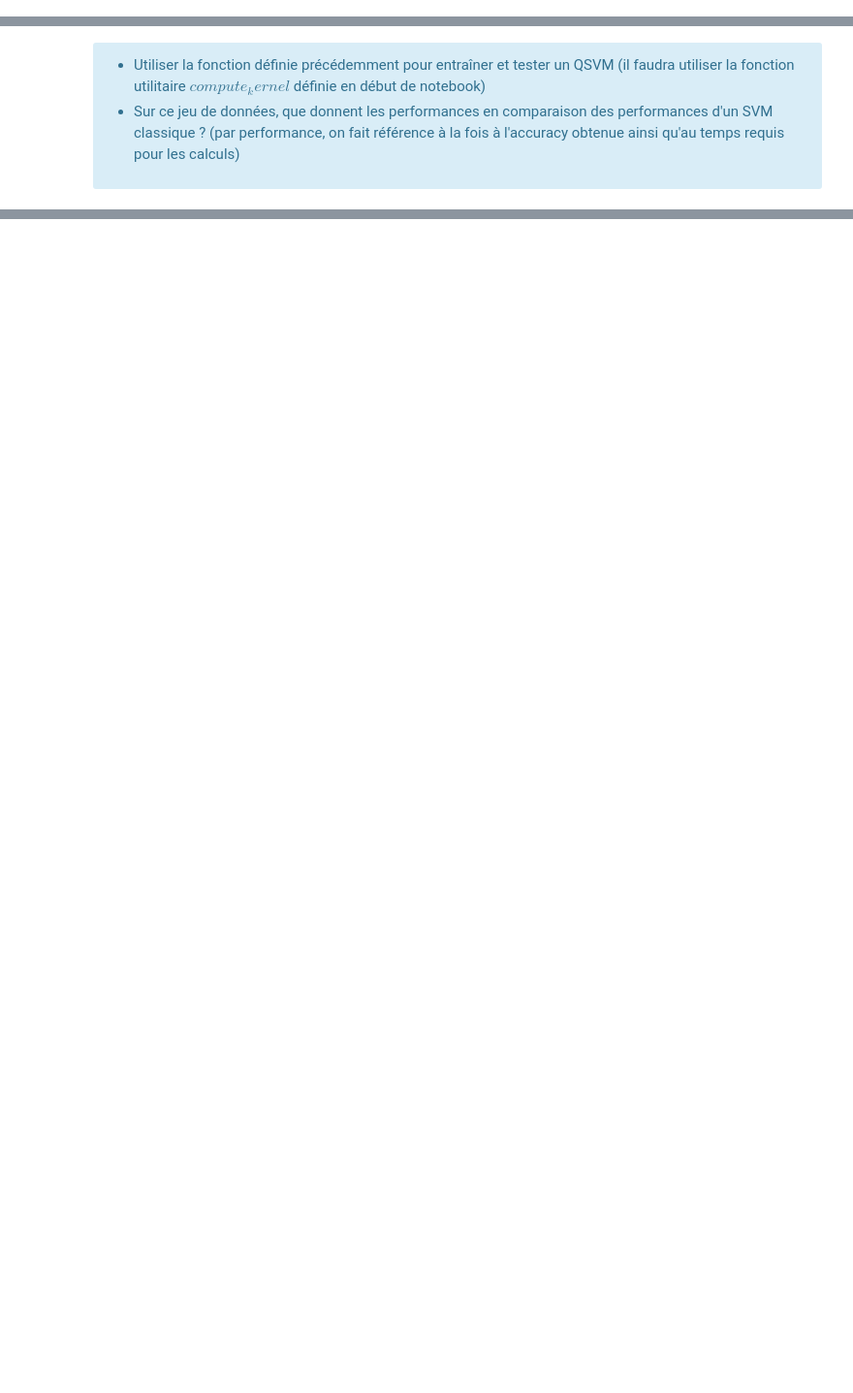
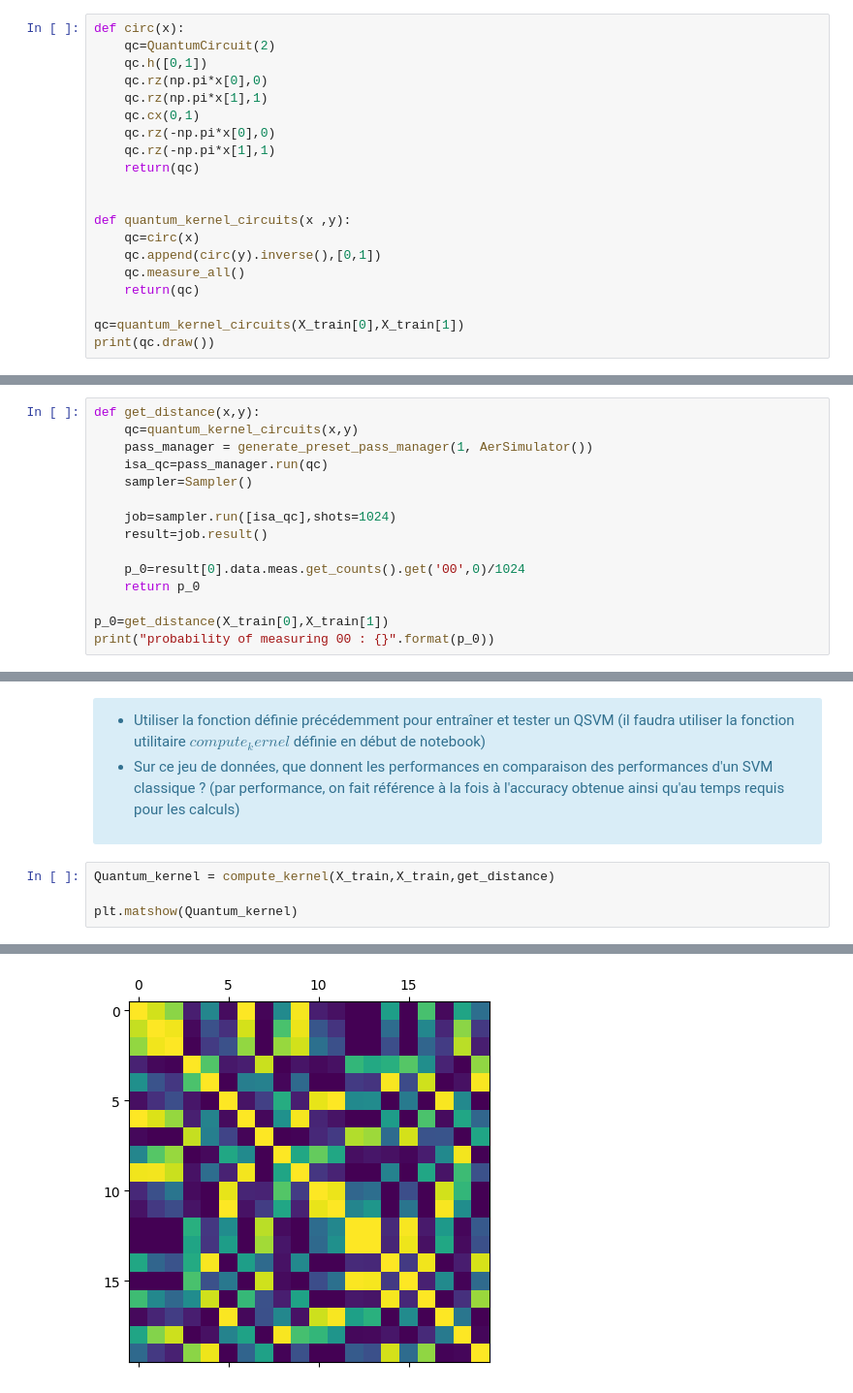
Before and after one commit to hugopgs/Application_Informatique_Quantique, a Jupyter notebook: Seance_2/2.1.QSVM.ipynb, the cells around one changed output, grey strips where cells are left out. Shown at 97% size. Drawn from its saved outputs; the diff is of its cells as text; blank space fills up the shorter version.

```diff
--- a/Seance_2/2.1.QSVM.ipynb
+++ b/Seance_2/2.1.QSVM.ipynb
@@ -129,3 +129,23 @@ Ainsi, plutôt que d'utiliser les composantes de $x$ directement, on choisit un
     <li>Visualiser son bon fonctionnement en dessinant le circuit en utilisant les deux premiers points de données de X_train
 </ul>
 </div>
+# %%
+def circ(x):
+    qc=QuantumCircuit(2)
+    qc.h([0,1])
+    qc.rz(np.pi*x[0],0)
+    qc.rz(np.pi*x[1],1)
+    qc.cx(0,1)
+    qc.rz(-np.pi*x[0],0)
+    qc.rz(-np.pi*x[1],1)
+    return(qc)
+
+
+def quantum_kernel_circuits(x ,y):
+    qc=circ(x)
+    qc.append(circ(y).inverse(),[0,1])
+    qc.measure_all()
+    return(qc)
+
+qc=quantum_kernel_circuits(X_train[0],X_train[1])
+print(qc.draw())
@@ -143,3 +171,18 @@ Ainsi, plutôt que d'utiliser les composantes de $x$ directement, on choisit un
     <li>Implémenter une fonction permettant d'estimer cette probabilité, en exécutant le circuit quantique à l'aide d'un Sampler
 </ul>
 </div>
+# %%
+def get_distance(x,y):
+    qc=quantum_kernel_circuits(x,y)
+    pass_manager = generate_preset_pass_manager(1, AerSimulator())
+    isa_qc=pass_manager.run(qc)
+    sampler=Sampler()
+
+    job=sampler.run([isa_qc],shots=1024)
+    result=job.result()
+
+    p_0=result[0].data.meas.get_counts().get('00',0)/1024
+    return p_0
+
+p_0=get_distance(X_train[0],X_train[1])
+print("probability of measuring 00 : {}".format(p_0))
@@ -150,3 +195,8 @@ Ainsi, plutôt que d'utiliser les composantes de $x$ directement, on choisit un
     <li>Sur ce jeu de données, que donnent les performances en comparaison des performances d'un SVM classique ? (par performance, on fait référence à la fois à l'accuracy obtenue ainsi qu'au temps requis pour les calculs)
 </ul>
 </div>
+# %%
+Quantum_kernel = compute_kernel(X_train,X_train,get_distance)
+
+plt.matshow(Quantum_kernel)
+# %% [output]
@@ -152,0 +205 @@ Ainsi, plutôt que d'utiliser les composantes de $x$ directement, on choisit un
+[figure, added]
```
Also changed, not shown: parts of 7 cells of this notebook, 3 other files.
